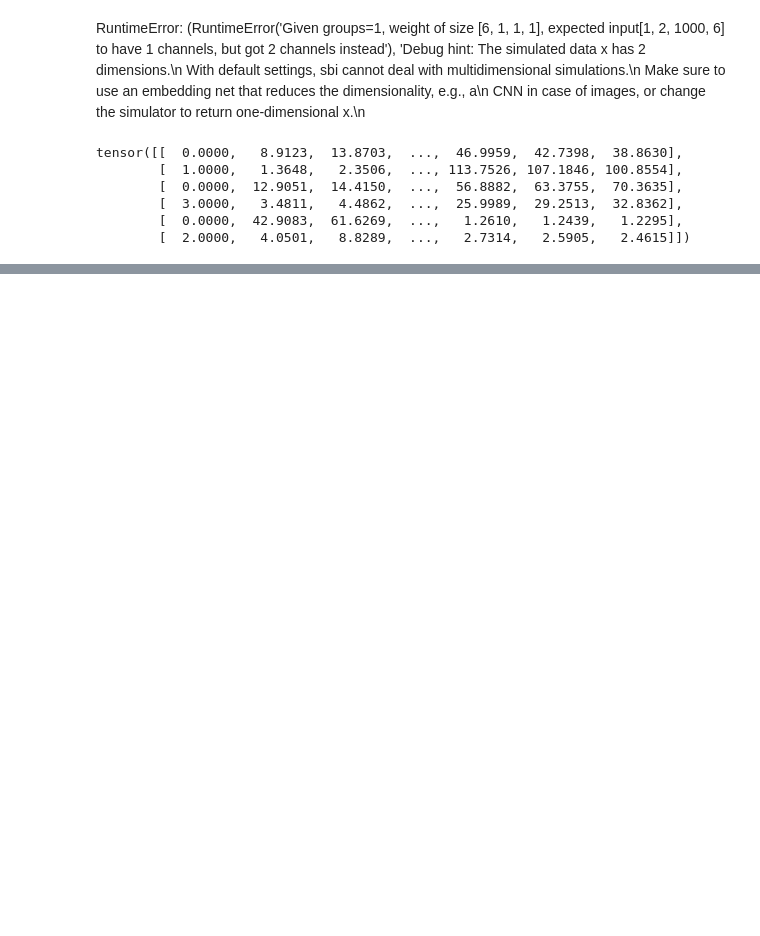
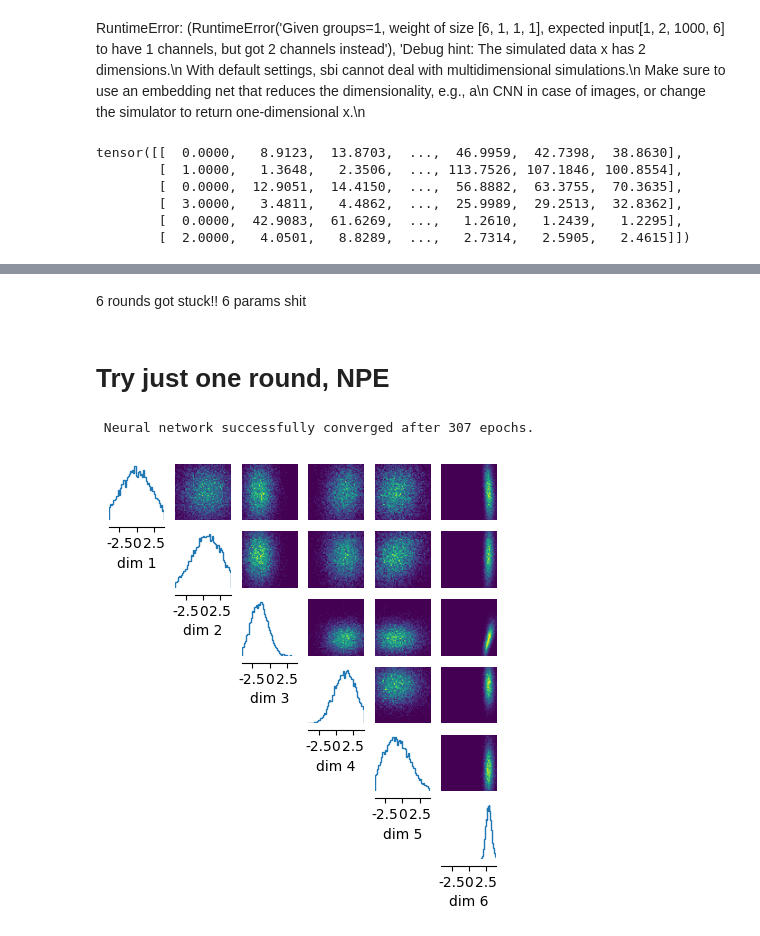
Before and after one commit to nataliaglazman/sbi-grn, a Jupyter notebook: snpe/CNN_snpe.ipynb, the cells around one changed output, grey strips where cells are left out. Saved outputs shown, nothing was run; the diff lists cells and outputs as text; code cells hidden in the pictures; blank space fills up the shorter version.

```diff
--- a/snpe/CNN_snpe.ipynb
+++ b/snpe/CNN_snpe.ipynb
@@ -426,0 +536,37 @@ _ = analysis.pairplot(
+# %% [markdown]
+6 rounds got stuck!!
+6 params shit
+# %% [markdown]
+# Try just one round, NPE
+# %%
+# set prior distribution for the parameters
+num_dim = 6
+prior = utils.BoxUniform(low=-4 * torch.ones(num_dim), high=4 * torch.ones(num_dim))
+
+# make a SBI-wrapper on the simulator object for compatibility
+simulator_wrapper, prior = prepare_for_sbi(simulator, prior)
+# %%
+# instantiate the neural density estimator
+neural_posterior = utils.posterior_nn(
+    model="maf", embedding_net=embedding_net, hidden_features=10, num_transforms=2
+)
+
+# setup the inference procedure with the SNPE-C procedure
+inference = SNPE(prior=prior, density_estimator=neural_posterior)
+# %%
+# run the inference procedure on one round and 10000 simulated data points
+theta, x = simulate_for_sbi(simulator_wrapper, prior, num_simulations=1000)
+# %%
+density_estimator = inference.append_simulations(theta, x).train()
+posterior = inference.build_posterior(density_estimator)
+# %% [output]
+ Neural network successfully converged after 307 epochs.
+# %%
+posterior_samples = posterior.sample((10000,), x=true_data)
+
+# plot posterior samples
+_ = analysis.pairplot(
+    posterior_samples, limits=[[-4, 4], [-4, 4], [-4, 4], [-4, 4], [-4, 4], [-4, 4]], figsize=(5, 5)
+)
+# %% [output]
+[figure, added]
```
Also changed, not shown: parts of 12 cells of this notebook, 2 other files.
